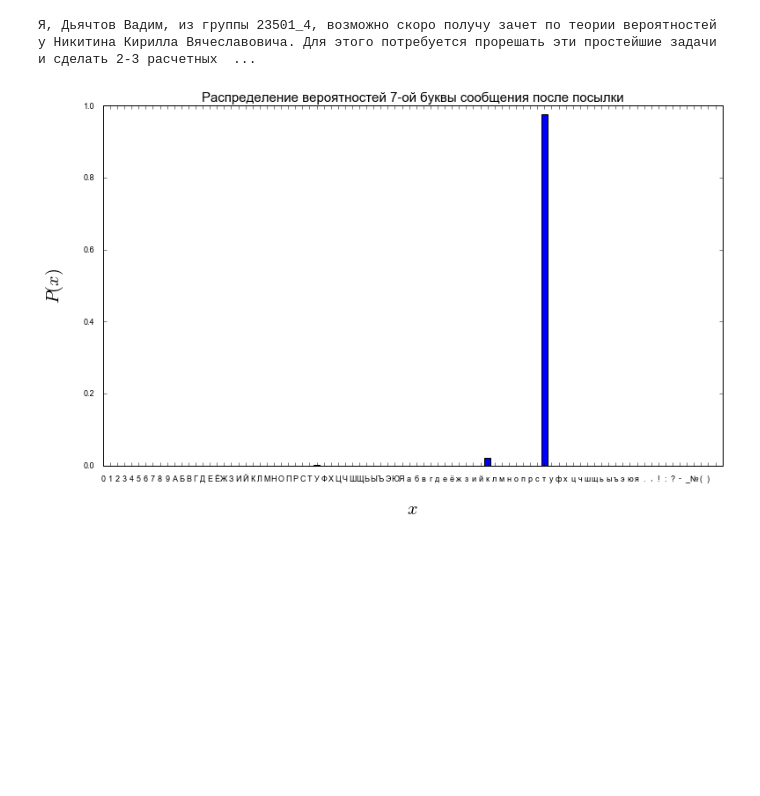
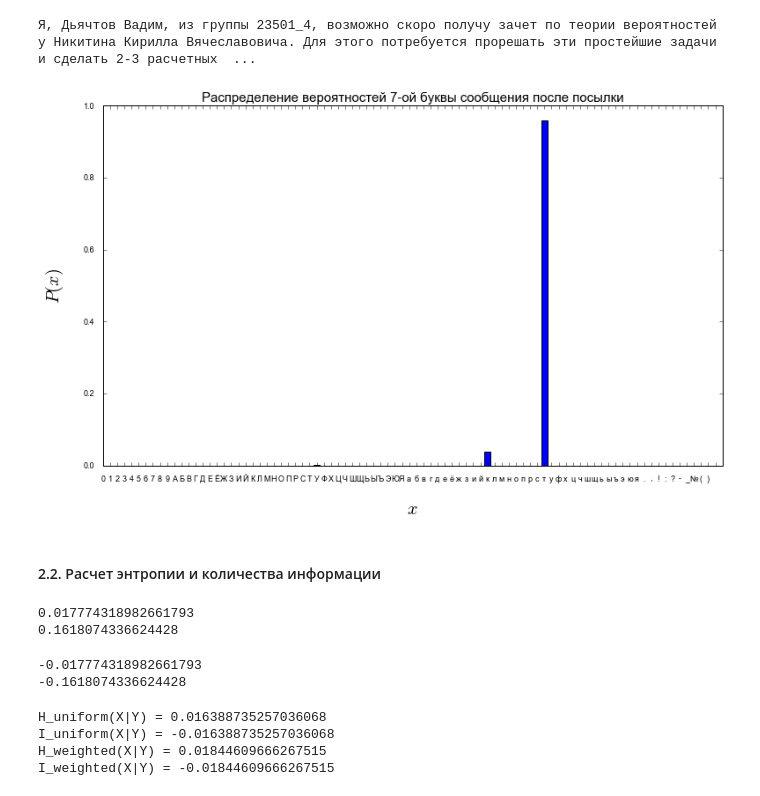
Before and after one commit to vaddya/probability-and-statistics, a Jupyter notebook: lab1/lab1.ipynb, the cells around one changed output. Cells and saved outputs as stored; diff of their text form; code cells hidden in the pictures; blank space fills up the shorter version.

```diff
--- a/lab1/lab1.ipynb
+++ b/lab1/lab1.ipynb
@@ -285,8 +285,8 @@ for i in range(m):  # для каждого сообщения
     info_array = []
 
     for j in range(s):  # для каждой буквы в сообщении
-        entropies_array.append(find_entropy(chars_weight[i][j]))
-        info_array.append(find_info(chars_weight[i][j], messages[i][j]))
+        entropies_array.append(find_cond_entropy(alphabet, chars_weight[i][j], messages[i][j]))
+        info_array.append(find_info(alphabet, chars_weight[i][j], messages[i][j]))
         chars_weight[i][j] = find_posterior_probs(alphabet, chars_weight[i][j], messages[i][j])
 
     entropies_weight.append(entropies_array)
@@ -403,14 +403,14 @@ plt.close()
 # %% [markdown]
 Средняя условная энтропия $H(X|Y)$ и среднее количество информации $I(X|Y)$:
 # %%
-char_num = 0
+char_num = 7
 
 msgs = []
 for i in range(m):
     msgs.append(messages[i][char_num])
 
-print('H_uniform(X|Y) = {h}'.format(h=find_avg_entropy(priori, msgs)))
-print('I_uniform(X|Y) = {i}'.format(i=find_avg_info(priori, msgs)))
-print('H_weighted(X|Y) = {h}'.format(h=find_avg_entropy(priori_weight, msgs)))
-print('I_weighted(X|Y) = {i}'.format(i=find_avg_info(priori_weight, msgs)))
+print('H_uniform(X|Y) = {h}'.format(h=find_avg_entropy(alphabet, priori, msgs)))
+print('I_uniform(X|Y) = {i}'.format(i=find_avg_info(alphabet, priori, msgs)))
+print('H_weighted(X|Y) = {h}'.format(h=find_avg_entropy(alphabet, priori_weight, msgs)))
+print('I_weighted(X|Y) = {i}'.format(i=find_avg_info(alphabet, priori_weight, msgs)))
 # %% [output]
@@ -435,6 +435,8 @@ def get_char_long(code: str):
             return key
 # %%
 long_chars = []  # вероятности появления каждого j-ого символа инициализируем априорными вероятностями
+long_entropies = []  # значения энтропий каждого j-ого символа
+long_infos = []  # значения кол-ва информации об j-ом символе
 for j in range(s):
     char = priori.copy()
     long_chars.append(char)
@@ -444,6 +446,8 @@ for j in range(s):  # для каждой буквы в сообщении
     for i in range(m):  # для каждого сообщения
         long_char = long_char + messages[i][j]
     long_chars[j] = find_posterior_probs(long_alphabet, long_chars[j], long_char)
+    long_entropies.append(find_cond_entropy(long_alphabet, long_chars[j], long_char))
+    long_infos.append(find_info(long_alphabet, long_chars[j], long_char))
 # %%
 for j in range(s):
     max_char = find_max(long_chars[j])
@@ -485,16 +489,20 @@ plt.close(fig)
 # %% [markdown]
 #### Вероятности задаются исходя из частоты встречания букв в русском языке
 # %%
-long_chars = []  # вероятности появления каждого j-ого символа инициализируем априорными вероятностями
+long_chars_weight = []  # вероятности появления каждого j-ого символа инициализируем априорными вероятностями
+long_entropies_weight = []  # значения энтропий каждого j-ого символа
+long_infos_weight = []  # значения кол-ва информации об j-ом символе
 for j in range(s):
     char = priori_weight.copy()
-    long_chars.append(char)
+    long_chars_weight.append(char)
 
 for j in range(s):  # для каждой буквы в сообщении
     long_char = ''
     for i in range(m):  # для каждого сообщения
         long_char = long_char + messages[i][j]
-    long_chars[j] = find_posterior_probs(long_alphabet, long_chars[j], long_char)
+    long_entropies_weight.append(find_cond_entropy(long_alphabet, long_chars_weight[j], long_char))
+    long_infos_weight.append(find_info(long_alphabet, long_chars_weight[j], long_char))
+    long_chars_weight[j] = find_posterior_probs(long_alphabet, long_chars_weight[j], long_char)
 # %%
 for j in range(s):
     max_char = find_max(long_chars[j])
@@ -505,31 +513,65 @@ print()
 # %%
 import matplotlib.pyplot as plt
 from matplotlib import rc
 
 font = {'family': 'Arial', 'weight': 'normal'}
 rc('font', **font)
 
 char_num = 7
 curr = long_chars[char_num]
 
 sorted_keys = get_sorted_keys()
 sorted_values = []
 for key in sorted_keys:
     sorted_values.append(curr[key])
 
 fig = plt.figure(figsize=(11, 7))
 plt.bar(range(len(alphabet)), sorted_values, align='center')
 plt.xticks(range(len(curr)), sorted_keys)
 plt.xlabel('$x$', fontsize=20, labelpad=20)
 plt.ylabel('$P(x)$', fontsize=20, labelpad=20)
 plt.tick_params(labelsize=9, pad=10)
-plt.title('Распределение вероятностей {0}-ой буквы сообщения после посылки'.format(char_num, i + 1), fontsize=15)
+plt.title('Распределение вероятностей {0}-ой буквы сообщения после посылки'.format(char_num), fontsize=15)
 plt.tight_layout()
 plt.xlim([0, len(curr)])
 plt.ylim([0, 1])
 plt.tight_layout()
 #plt.savefig('./pics/uniform{i}.png'.format(i=i+1))
 plt.show()
 plt.close(fig)
 # %% [output]
-[figure, old version]
+[figure, new version]
+# %% [markdown]
+#### 2.2. Расчет энтропии и количества информации
+# %%
+char_num = 7
+print(long_entropies[char_num])
+print(long_entropies_weight[char_num])
+# %% [output]
+0.017774318982661793
+0.1618074336624428
+# %%
+print(long_infos[char_num])
+print(long_infos_weight[char_num])
+# %% [output]
+-0.017774318982661793
+-0.1618074336624428
+# %%
+char_num = 7
+
+msgs = []
+for j in range(s):  # для каждой буквы в сообщении
+    long_char = ''
+    for i in range(m):  # для каждого сообщения
+        long_char = long_char + messages[i][j]
+    msgs.append(long_char)
+
+print('H_uniform(X|Y) = {h}'.format(h=find_avg_entropy(long_alphabet, priori, msgs)))
+print('I_uniform(X|Y) = {i}'.format(i=find_avg_info(long_alphabet, priori, msgs)))
+print('H_weighted(X|Y) = {h}'.format(h=find_avg_entropy(long_alphabet, priori_weight, msgs)))
+print('I_weighted(X|Y) = {i}'.format(i=find_avg_info(long_alphabet, priori_weight, msgs)))
+# %% [output]
+H_uniform(X|Y) = 0.016388735257036068
+I_uniform(X|Y) = -0.016388735257036068
+H_weighted(X|Y) = 0.01844609666267515
+I_weighted(X|Y) = -0.01844609666267515
```
Also changed, not shown: parts of 13 cells of this notebook.
